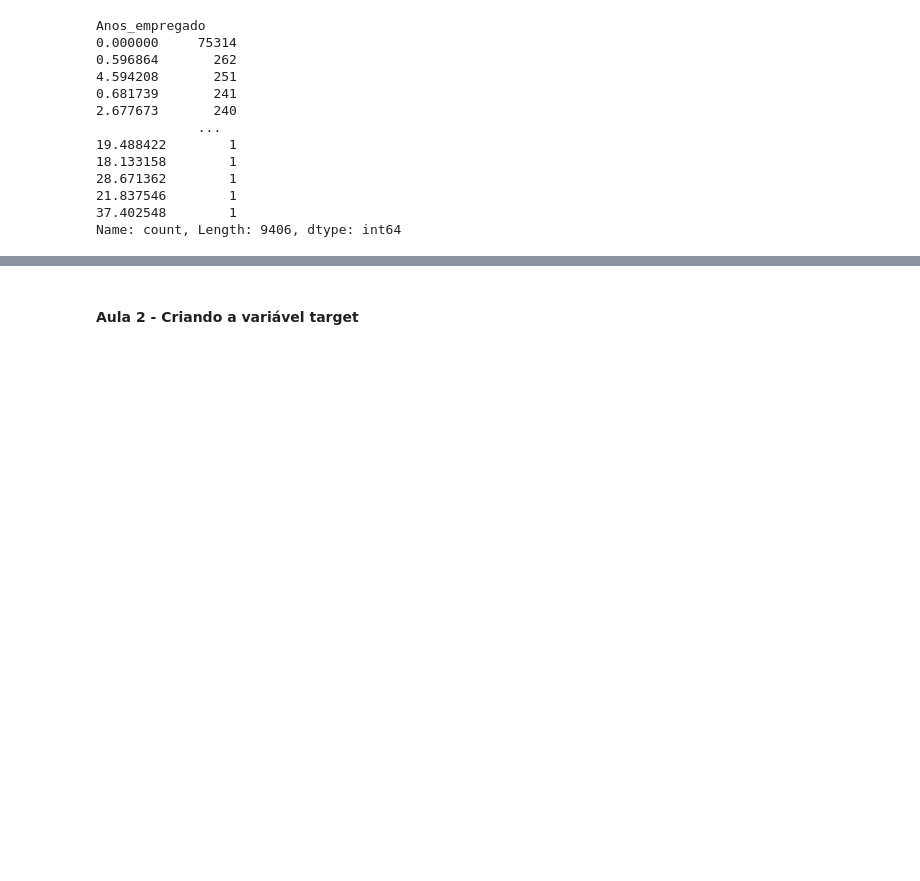
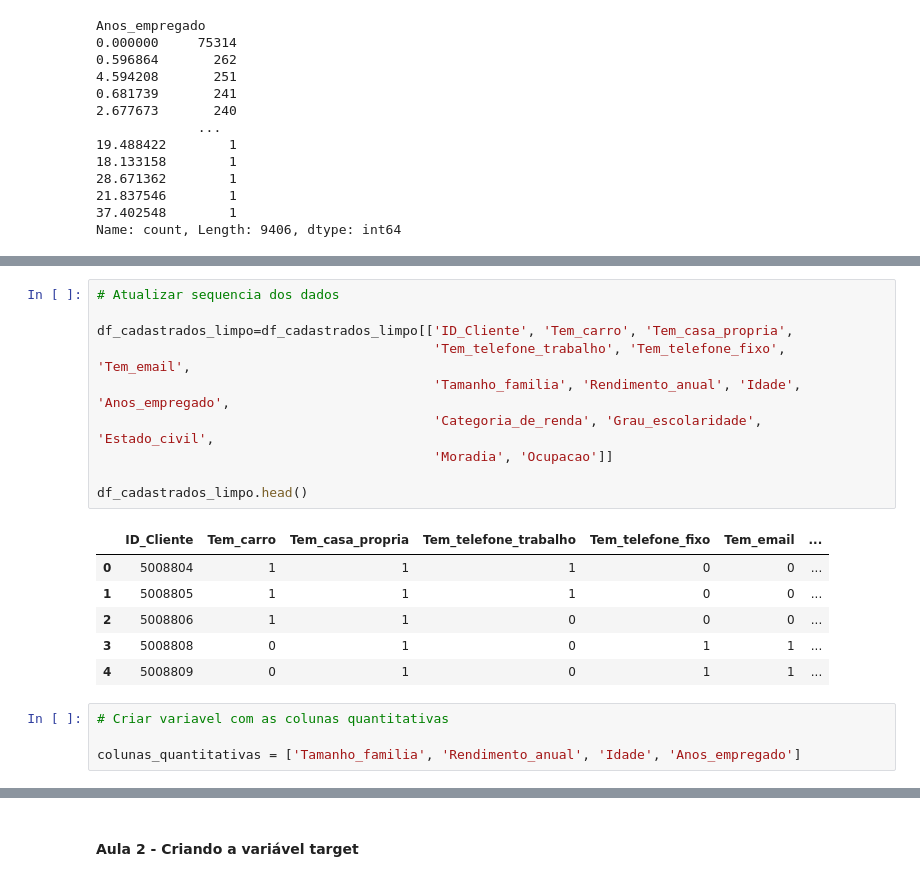
Before and after one commit to RicardViana/fiap-data-viz-and-production-models, a Jupyter notebook: deploy_de_aplicacoes.ipynb, the cells around one changed output, grey strips where cells are left out. Drawn from its saved outputs; the diff is of its cells as text; blank space fills up the shorter version.

```diff
--- a/deploy_de_aplicacoes.ipynb
+++ b/deploy_de_aplicacoes.ipynb
@@ -305,0 +322,21 @@ Name: count, Length: 9406, dtype: int64
+# %%
+# Atualizar sequencia dos dados
+
+df_cadastrados_limpo=df_cadastrados_limpo[['ID_Cliente', 'Tem_carro', 'Tem_casa_propria',
+                                           'Tem_telefone_trabalho', 'Tem_telefone_fixo', 'Tem_email',
+                                           'Tamanho_familia', 'Rendimento_anual', 'Idade', 'Anos_empregado',
+                                           'Categoria_de_renda', 'Grau_escolaridade', 'Estado_civil',
+                                           'Moradia', 'Ocupacao']]
+
+df_cadastrados_limpo.head()
+# %% [output]
+|  | ID_Cliente | Tem_carro | Tem_casa_propria | Tem_telefone_trabalho | Tem_telefone_fixo | Tem_email | ... |
+| 0 | 5008804 | 1 | 1 | 1 | 0 | 0 | ... |
+| 1 | 5008805 | 1 | 1 | 1 | 0 | 0 | ... |
+| 2 | 5008806 | 1 | 1 | 0 | 0 | 0 | ... |
+| 3 | 5008808 | 0 | 1 | 0 | 1 | 1 | ... |
+| 4 | 5008809 | 0 | 1 | 0 | 1 | 1 | ... |
+# %%
+# Criar variavel com as colunas quantitativas
+
+colunas_quantitativas = ['Tamanho_familia', 'Rendimento_anual', 'Idade', 'Anos_empregado']
```
Also changed, not shown: parts of 9 cells of this notebook.
